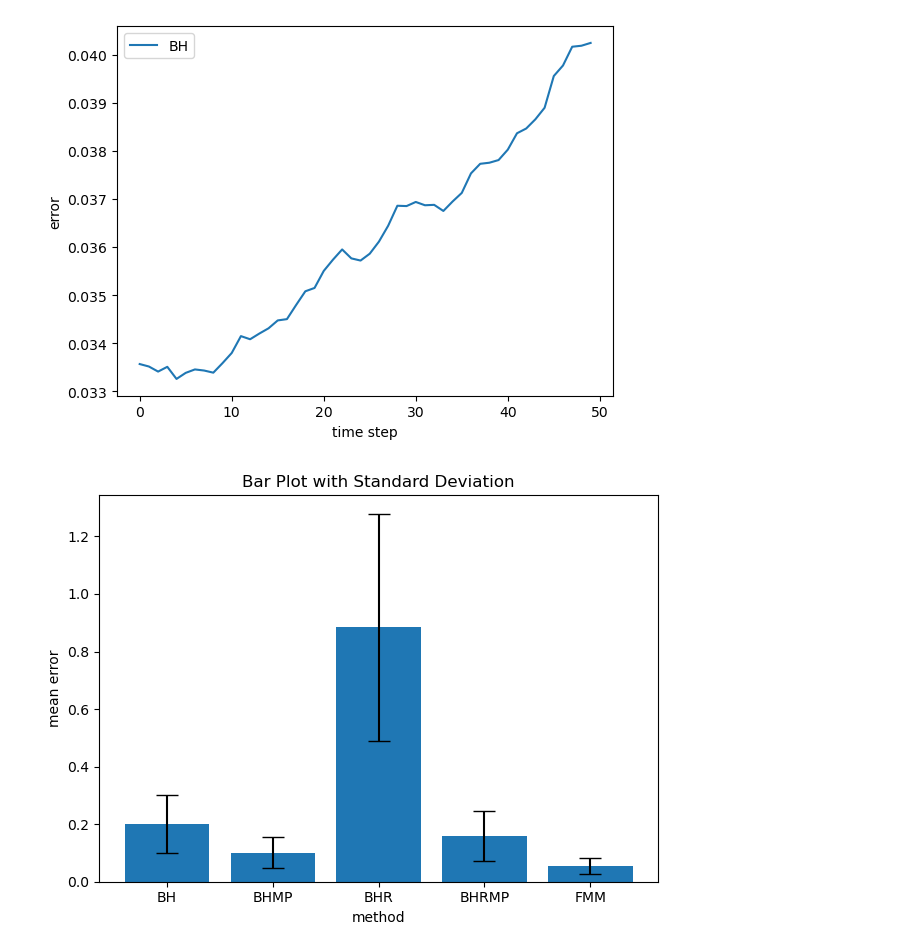
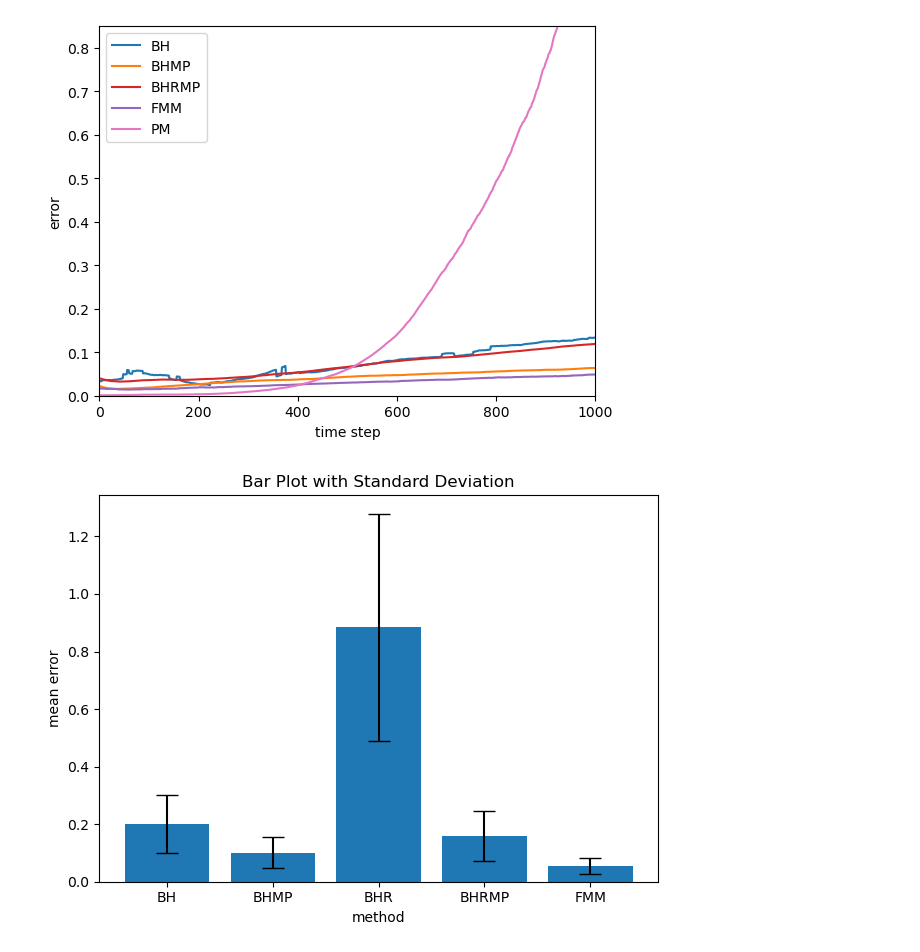
Before and after one commit to LucasFurer/MasterThesisLucas, a Jupyter notebook: grapher.ipynb, the cells around one changed output. Drawn from its saved outputs; the diff is of its cells as text; code cells hidden in the pictures.

```diff
--- a/grapher.ipynb
+++ b/grapher.ipynb
@@ -16,7 +16,8 @@ typeColor = {
     "BHRMP" :      plotColors[3],
     "FMM" :        plotColors[4],
     "FMM_MORTON" : plotColors[5],
-    "naive" :      plotColors[6],
+    "PM" :         plotColors[6],
+    "naive" :      plotColors[7],
 }
 
 
@@ -144,24 +145,22 @@ def findTime(csvPath, target=1.0):
 # %%
 pointAmount = "10000"
 theta = "1"
 dataSet = "MNIST_digits"
 perp = "30"
 
 custom_labels = {
-    #os.path.join("graphCSV", "tsneErrorTimestepBH_point1000_perp30.000000_theta1_datasetMNIST_digits.csv"): "BH",
     os.path.join("graphCSV", dataSet, pointAmount, "perp" + perp, "tsneErrorTimestepBH_point"      + pointAmount + "_perp" + perp + "_theta" + theta + "_dataset" + dataSet + ".csv"): "BH",
-    #os.path.join("graphCSV", dataSet, pointAmount, "perp" + perp, "tsneErrorTimestepBHMP_point"    + pointAmount + "_perp" + perp + "_theta" + theta + "_dataset" + dataSet + ".csv"): "BHMP",
+    os.path.join("graphCSV", dataSet, pointAmount, "perp" + perp, "tsneErrorTimestepBHMP_point"    + pointAmount + "_perp" + perp + "_theta" + theta + "_dataset" + dataSet + ".csv"): "BHMP",
     #os.path.join("graphCSV", dataSet, pointAmount, "perp" + perp, "tsneErrorTimestepBHR_point"     + pointAmount + "_perp" + perp + "_theta" + theta + "_dataset" + dataSet + ".csv"): "BHR",
-    #os.path.join("graphCSV", dataSet, pointAmount, "perp" + perp, "tsneErrorTimestepBHRMP_point"   + pointAmount + "_perp" + perp + "_theta" + theta + "_dataset" + dataSet + ".csv"): "BHRMP",
-    #os.path.join("graphCSV", dataSet, pointAmount, "perp" + perp, "tsneErrorTimestepFMM_point"     + pointAmount + "_perp" + perp + "_theta" + theta + "_dataset" + dataSet + ".csv"): "FMM",
-    #os.path.join("graphCSV", dataSet, pointAmount, "perp" + perp, "tsneErrorTimestepFMMiter_point" + pointAmount + "_perp" + perp + "_theta" + theta + "_dataset" + dataSet + ".csv"): "FMMiter",
+    os.path.join("graphCSV", dataSet, pointAmount, "perp" + perp, "tsneErrorTimestepBHRMP_point"   + pointAmount + "_perp" + perp + "_theta" + theta + "_dataset" + dataSet + ".csv"): "BHRMP",
+    os.path.join("graphCSV", dataSet, pointAmount, "perp" + perp, "tsneErrorTimestepFMM_point"     + pointAmount + "_perp" + perp + "_theta" + theta + "_dataset" + dataSet + ".csv"): "FMM",
+    os.path.join("graphCSV", dataSet, pointAmount, "perp" + perp, "tsneErrorTimestepPM_point"      + pointAmount + "_perp" + perp + "_theta" + theta + "_dataset" + dataSet + ".csv"): "PM",
 }
 
-#plotGraph(custom_labels, 0, 1000,"time step", "error", "plotOutput/lines_plot.png", False, None, None, 0, 0.2)
-#plotGraph(custom_labels, 0, 1000,"time step", "error", "plotOutput/lines_plot.png", False, None, None, 0.15, 0.24)
-plotGraph(custom_labels, 0, 1000,"time step", "error", "plotOutput/lines_plot.png", False, None, None, None, None)
+#plotGraph(custom_labels, 0, 1000,"time step", "error", "plotOutput/lines_plot.png", False, None, None, 0.0, 0.25)
+plotGraph(custom_labels, 0, 1000,"time step", "error", "plotOutput/lines_plot.png", False, 0.0, 1000.0, 0.0, 0.85)
 # %% [output]
-[figure, old version]
+[figure, new version]
 # %%
 pointAmount = "1000"
 theta = "1"
```
Also changed, not shown: 12 other files.
